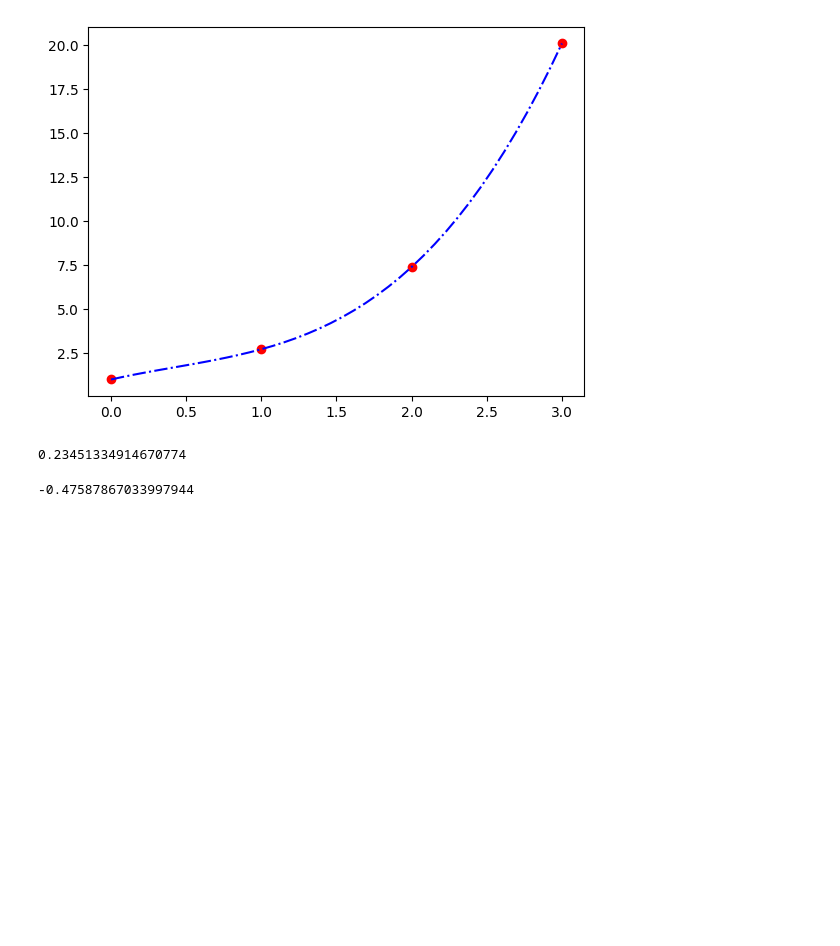
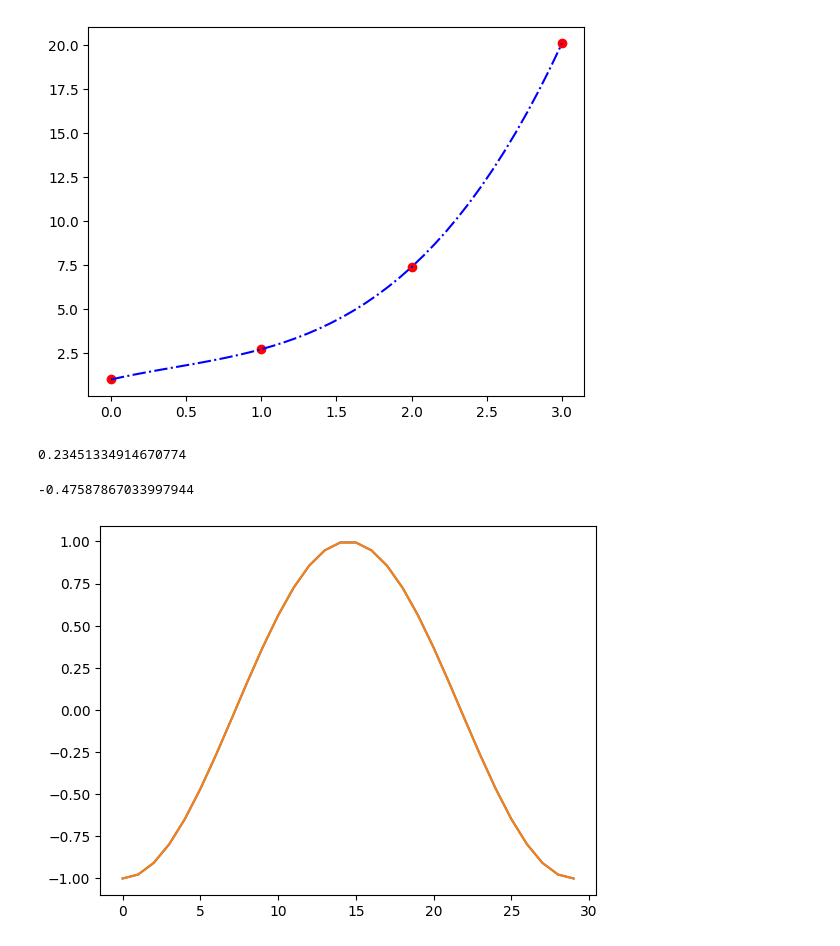
Before and after one commit to asegura4488/MetodosComputacionales1, a Jupyter notebook: Semana4/Interpolacion.ipynb, the cells around one changed output. Saved outputs shown, nothing was run; the diff lists cells and outputs as text; code cells hidden in the pictures; blank space fills up the shorter version.

```diff
--- a/Semana4/Interpolacion.ipynb
+++ b/Semana4/Interpolacion.ipynb
@@ -103,3 +103,21 @@ E = np.exp(cita)/np.math.factorial(len(X)) * (cita -X[0])*(cita - X[1])*(cita -
 E
 # %% [output]
 -0.47587867033997944
+# %%
+# Operador derivada de orden super
+def f(x):
+  return np.sin(x)
+# %%
+def df(f,x,h=1e-1):
+  return (-2*f(x-h) -3*f(x) +6*f(x+h)-f(x+2*h))/(6*h)
+# %%
+x = np.linspace(-np.pi,np.pi,30)
+# %%
+De = np.cos(x)
+Dn = df(f,x,x[1]-x[0])
+# %%
+plt.plot(De)
+plt.plot(Dn)
+plt.show()
+# %% [output]
+[figure, added]
```
